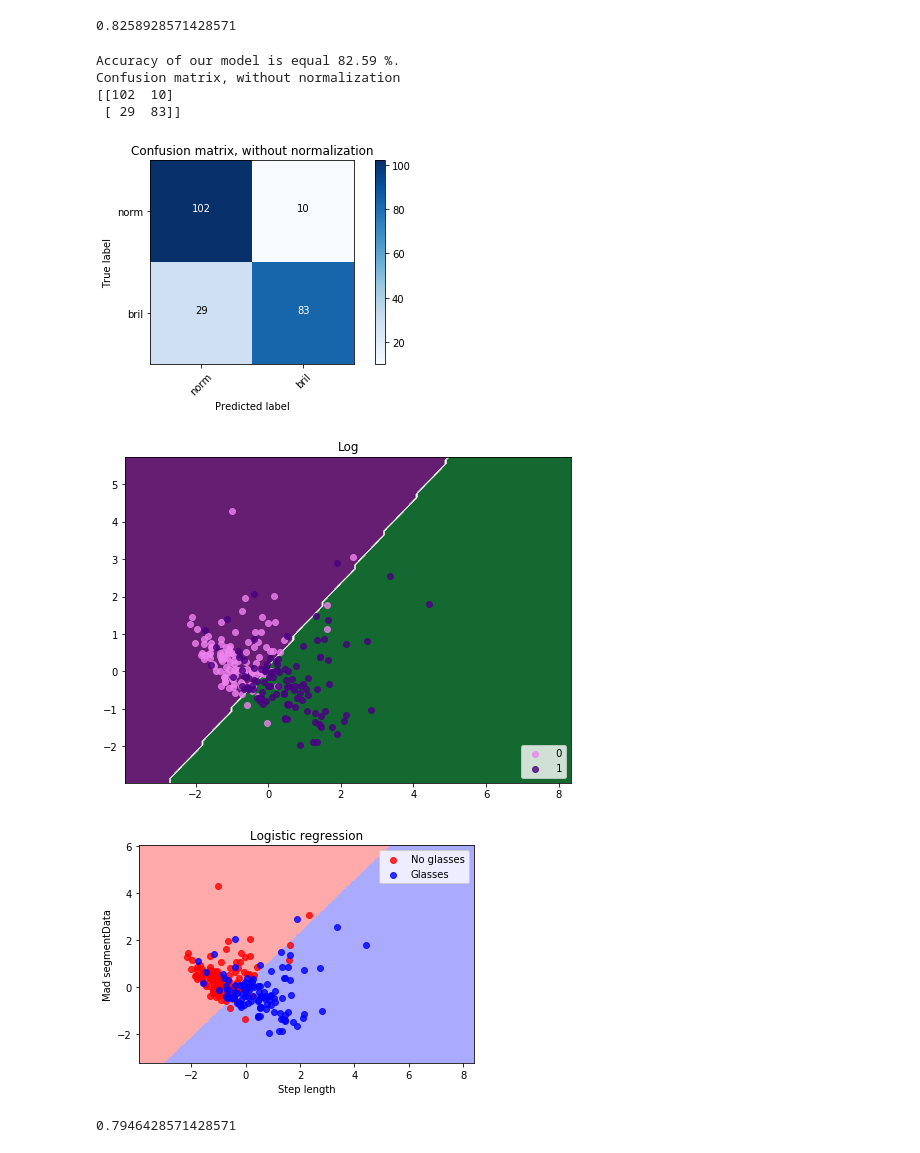
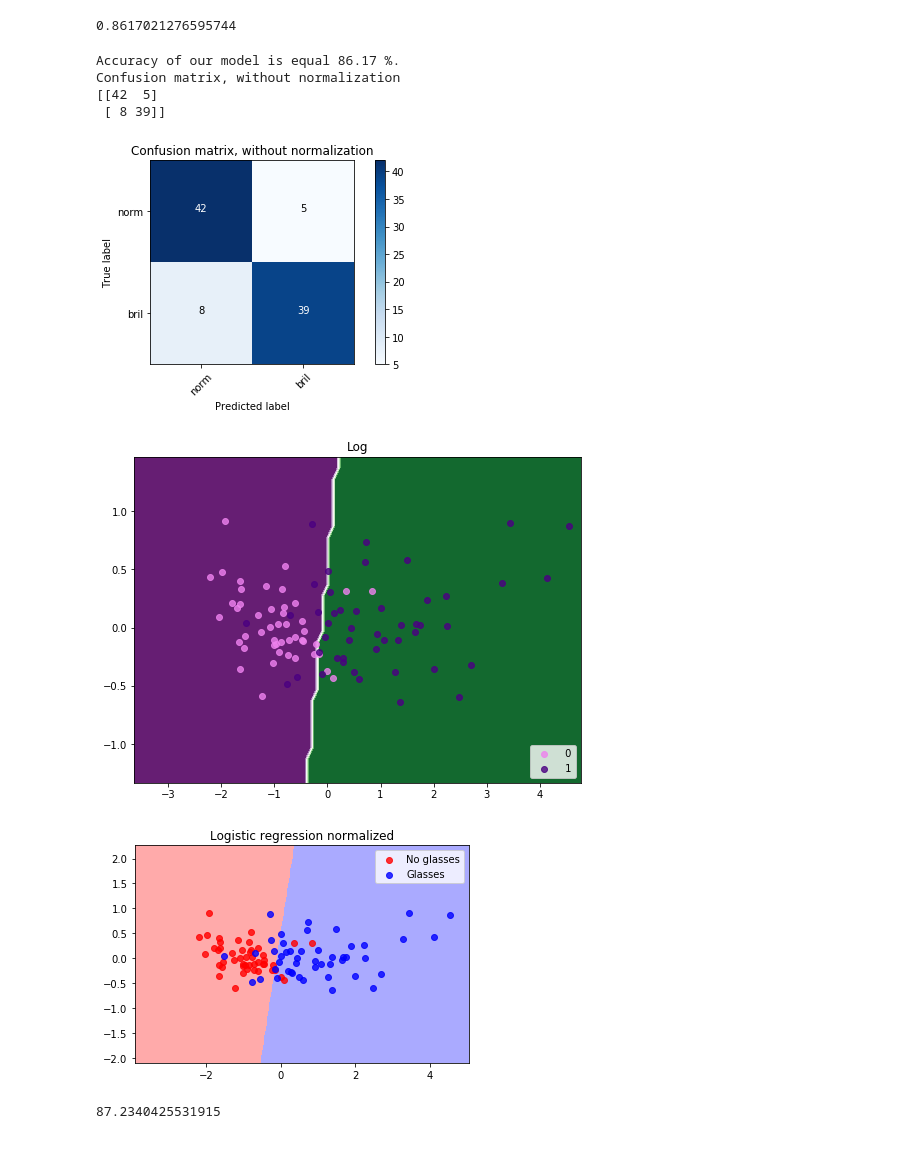
Before and after one commit to VivienvV/fallrisk, a Jupyter notebook: Machine_learning/Log_PCA.ipynb, the cells around one changed output. Drawn from its saved outputs; the diff is of its cells as text; code cells hidden in the pictures.

```diff
--- a/Machine_learning/Log_PCA.ipynb
+++ b/Machine_learning/Log_PCA.ipynb
@@ -27,7 +27,7 @@ from sklearn.decomposition import PCA
 np.set_printoptions(threshold=np.nan)
 
 #data is veel groter, want alle alcohol
-pdata = pd.read_csv("../Data/preprocessed_conditiondata_vars.csv")
+pdata = pd.read_csv("../Data/preprocessed_alcohol_balance_perperson.csv")
 # pdata = pdata.drop(["Unnamed: 0"], axis=1)
 pdata['Conditie'] = pdata['Conditie'].map({'norm': 0,  'bril': 1})
 # pdata['Alcohol'] = pdata['Alcohol'].map({'Sober': 0,  'Light': 1, 'Tipsy': 2, 'Drunk': 3})
@@ -65,7 +65,7 @@ def get_split_data(originaldata, variable_list, ratio):
     y_test = y_test.astype(int)
     return X_train, X_test, y_train, y_test
 
-collist =  ['SubjectID', 'Conditie', 'AverageStepLength', 'mad_SegmentData']
+collist =  ['SubjectID', 'Conditie', 'mean_StepLength', 'Velocity']
 X_train, X_test, y_train, y_test = get_split_data(pdata, collist , 0.7)
 
 
@@ -191,7 +191,7 @@ y_pred = logisticRegr.predict(X_test)
 
 print(accuracy_score(y_test, y_pred))
 # %% [output]
-0.8258928571428571
+0.8617021276595744
 # %%
 accuracy = accuracy_score(y_test, y_pred)*100
 print('Accuracy of our model is equal ' + str(round(accuracy, 2)) + ' %.')
@@ -235,11 +235,11 @@ plt.figure()
 plot_confusion_matrix(confusion_matrix(y_test, y_pred), classes=['norm', 'bril'],
                       title='Confusion matrix, without normalization')
 # %% [output]
-Accuracy of our model is equal 82.59 %.
+Accuracy of our model is equal 86.17 %.
 Confusion matrix, without normalization
-[[102  10]
- [ 29  83]]
+[[42  5]
+ [ 8 39]]
-[figure, old version]
+[figure, new version]
 # %%
 
 
@@ -280,7 +280,7 @@ plt.legend(loc='lower right')
 plt.title('Log')
 plt.show()
 # %% [output]
-[figure, old version]
+[figure, new version]
 # %%
 from sklearn import neighbors, datasets
 from matplotlib.colors import ListedColormap
@@ -292,38 +292,38 @@ h = .02  # step size in the mesh
 # Plot the decision boundary. For that, we will assign a color to each
 # point in the mesh [x_min, m_max]x[y_min, y_max].
 x_min, x_max = X_train[:, 0].min() - 1, X_train[:, 0].max() + 1
 y_min, y_max = X_train[:, 1].min() - 1, X_train[:, 1].max() + 1
 xx, yy = np.meshgrid(np.arange(x_min, x_max, h),
                      np.arange(y_min, y_max, h))
 
 Z = logisticRegr.predict(np.c_[xx.ravel(), yy.ravel()])
 colors = {0: 'red', 1: 'blue'}
 # Put the result into a color plot
 Z = Z.reshape(xx.shape)
 plt.figure()
 plt.pcolormesh(xx, yy, Z, cmap=cmap_light)
 
 # Plot also the training points
 # plt.scatter(X_train[:, 0], X_train[:, 1], c=y_train, cmap=cmap_bold)
 
 score = logisticRegr.score(X_test, y_test)
 # plt.scatter(X_test[:, 0], X_test[:, 1], c=y_pred, alpha=0.5, cmap=cmap_bold)
 
 for label in np.unique(y_test):
     indices = np.where(y_test == label)
     plt.scatter(X_test[indices, 0], X_test[indices, 1], c=colors[label], alpha=0.8,
                 label=' {}'.format(label))
 
 colors = ['red', 'blue']
 labels = ['No glasses', 'Glasses']
 plt.legend(labels)
-plt.title('Logistic regression')
-plt.xlabel('Step length')
-plt.ylabel('Mad segmentData')
-plt.savefig('Logistic regression')
+plt.title('Logistic regression normalized')
+# plt.xlabel('Step length')
+# plt.ylabel('Mad segmentData')
+plt.savefig('PCA scaled')
 plt.show()
 # %% [output]
-[figure, old version]
+[figure, new version]
 # %%
 def make_decisions(originaldata, variable_list):
     data = originaldata[variable_list]
@@ -362,10 +362,10 @@ def make_decisions(originaldata, variable_list):
 
     y_pred = logisticRegr.predict(X_test)
 
-    return accuracy_score(y_test, y_pred)
+    return accuracy_score(y_test, y_pred)*100
 
 
 
 make_decisions(pdata, collist)
 # %% [output]
-0.7946428571428571
+87.2340425531915
```
Also changed, not shown: parts of 6 cells of this notebook, 11 other files.
